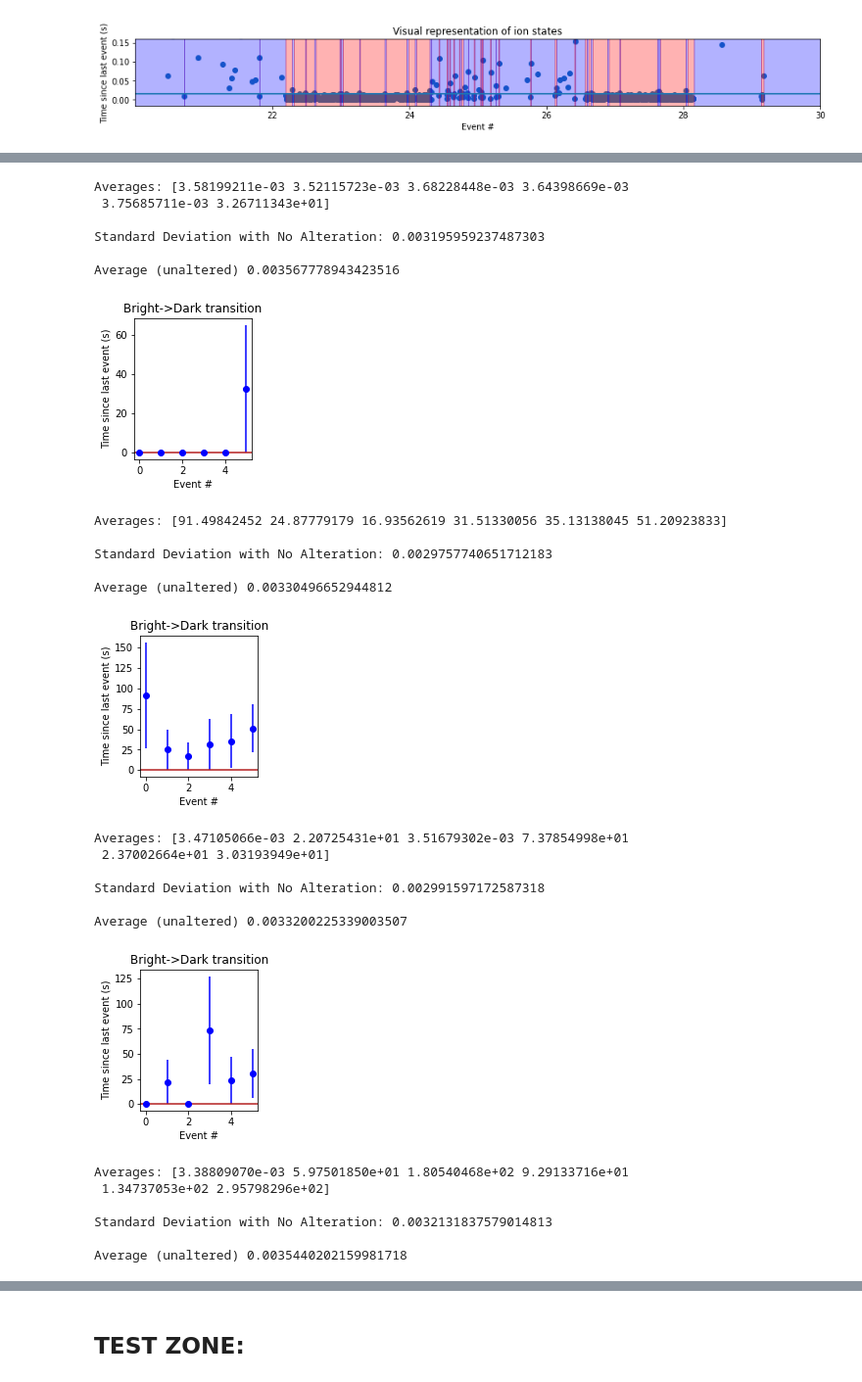
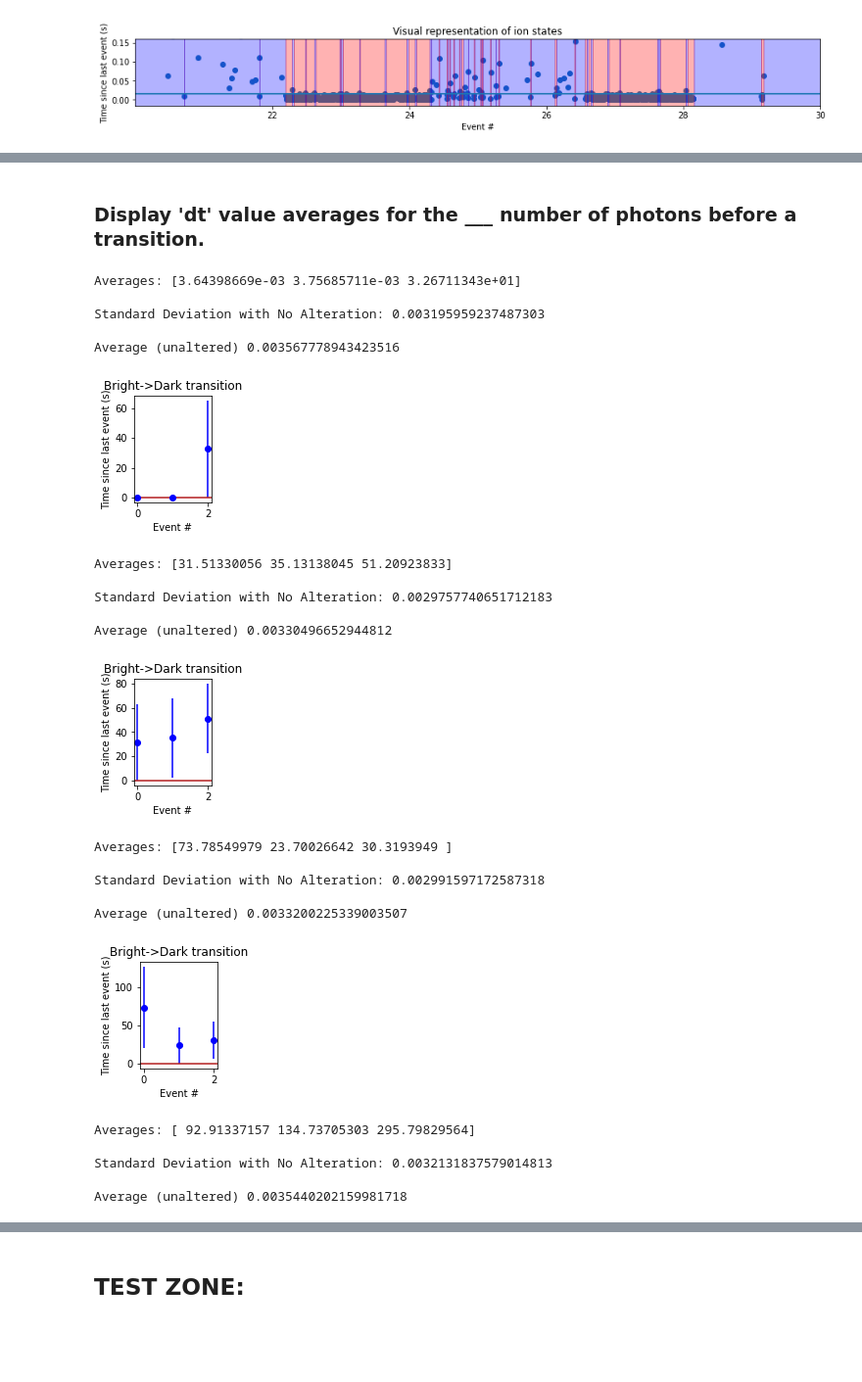
Before and after one commit to UW-ion-trap-group/Trapped_Ion_Tpx3Cam_Analysis, a Jupyter notebook: Tpx3Cam_Projects/Superradiance/Jumps_Data_Analysis.ipynb, the cells around one changed output, grey strips where cells are left out. Shown at 98% size. Drawn from its saved outputs; the diff is of its cells as text; code cells hidden in the pictures; blank space fills up the shorter version.

```diff
--- a/Tpx3Cam_Projects/Superradiance/Jumps_Data_Analysis.ipynb
+++ b/Tpx3Cam_Projects/Superradiance/Jumps_Data_Analysis.ipynb
@@ -156,37 +162,36 @@ ion_4.stateHistograms()
+# %% [markdown]
+### Display 'dt' value averages for the ___ number of photons before a transition.
 # %%
-ion_1.leadup(6, setthresh=True)
-ion_2.leadup(6, setthresh=True)
-ion_3.leadup(6, setthresh=True)
-ion_4.leadup(6, setthresh=True)
-ion_5.leadup(6, setthresh=True)
-ion_6.leadup(6, setthresh=True)
+ion_1.leadup(3, setthresh=True)
+ion_2.leadup(3, setthresh=True)
+ion_3.leadup(3, setthresh=True)
+ion_4.leadup(3, setthresh=True)
+ion_5.leadup(3, setthresh=True)
+ion_6.leadup(3, setthresh=True)
 # setting the optional parameter setthresh in both dTimes() and leadup()␣
 #,→ensures that counts
 # above the threshold are excluded from bright state analysis in every step␣
 #,→of the process
 # %% [output]
-Averages: [3.58199211e-03 3.52115723e-03 3.68228448e-03 3.64398669e-03
- 3.75685711e-03 3.26711343e+01]
+Averages: [3.64398669e-03 3.75685711e-03 3.26711343e+01]
 
 Standard Deviation with No Alteration: 0.003195959237487303
 
 Average (unaltered) 0.003567778943423516
-[figure, old version]
+[figure, new version]
-Averages: [91.49842452 24.87779179 16.93562619 31.51330056 35.13138045 51.20923833]
+Averages: [31.51330056 35.13138045 51.20923833]
 
 Standard Deviation with No Alteration: 0.0029757740651712183
 
 Average (unaltered) 0.00330496652944812
-[figure, old version]
+[figure, new version]
-Averages: [3.47105066e-03 2.20725431e+01 3.51679302e-03 7.37854998e+01
- 2.37002664e+01 3.03193949e+01]
+Averages: [73.78549979 23.70026642 30.3193949 ]
 
 Standard Deviation with No Alteration: 0.002991597172587318
 
 Average (unaltered) 0.0033200225339003507
-[figure, old version]
+[figure, new version]
-Averages: [3.38809070e-03 5.97501850e+01 1.80540468e+02 9.29133716e+01
- 1.34737053e+02 2.95798296e+02]
+Averages: [ 92.91337157 134.73705303 295.79829564]
 
 Standard Deviation with No Alteration: 0.0032131837579014813
 
```
Also changed, not shown: parts of 17 cells of this notebook, 2 other files.
